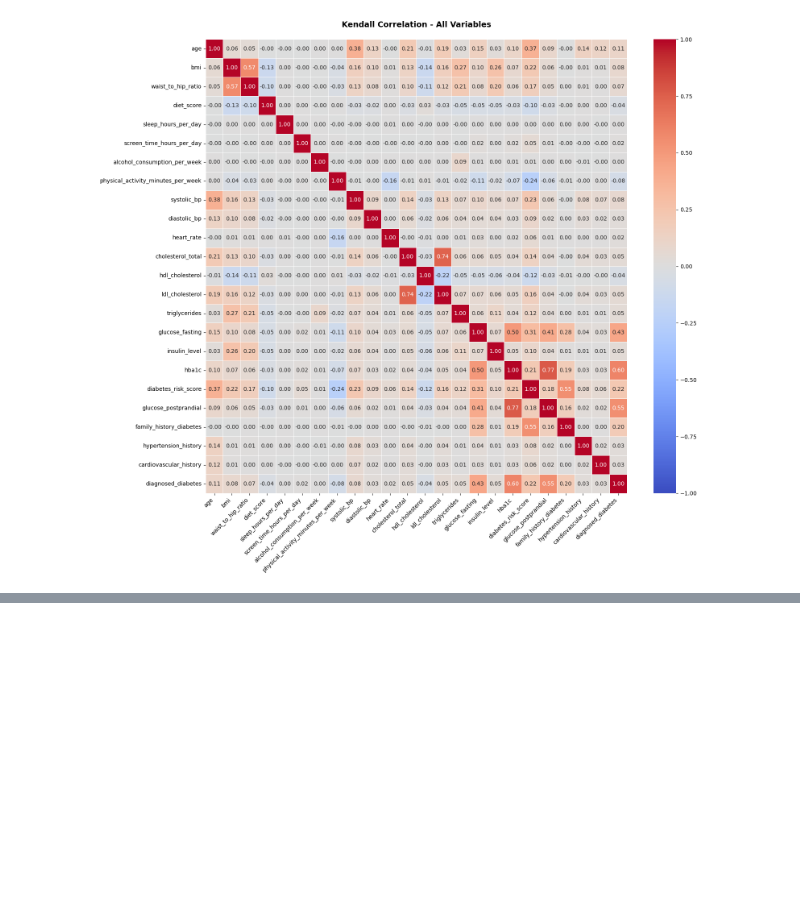
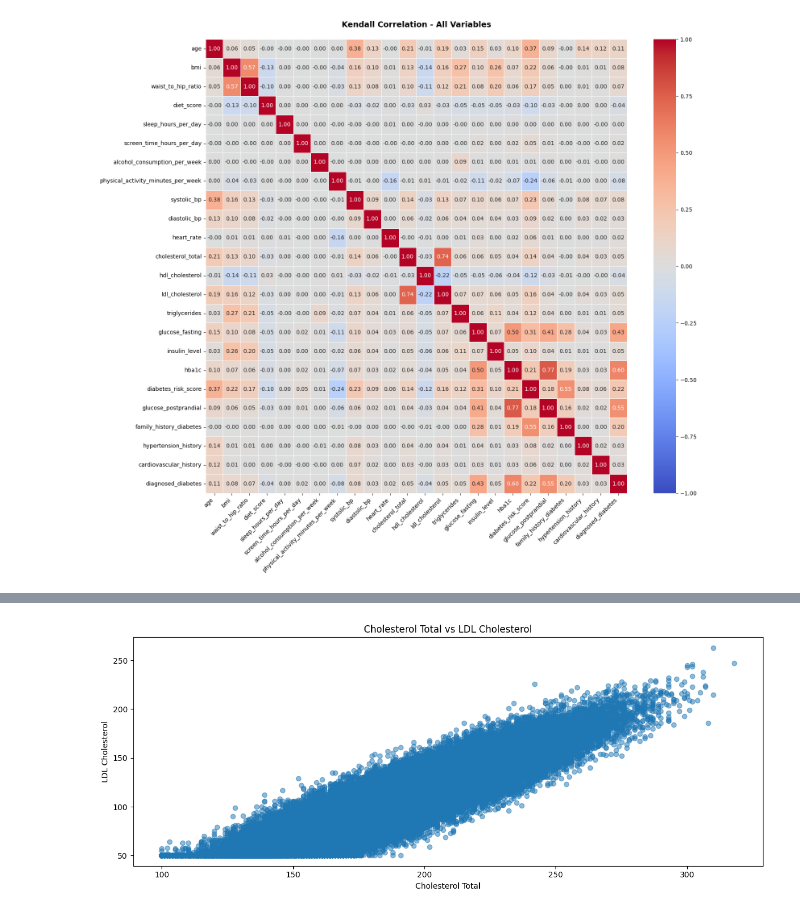
Before and after one commit to tpsilva22/teabetes, a Jupyter notebook: notebooks/correlations.ipynb, the cells around one changed output, grey strips where cells are left out. Saved outputs shown, nothing was run; the diff lists cells and outputs as text; code cells hidden in the pictures; blank space fills up the shorter version.

```diff
--- a/notebooks/correlations.ipynb
+++ b/notebooks/correlations.ipynb
@@ -111,0 +126,11 @@ plt.show()
+# %%
+# Cholesterol Total vs LDL Cholesterol
+plt.figure(figsize=(12, 5))
+plt.scatter(diabetes["cholesterol_total"], diabetes["ldl_cholesterol"], alpha=0.5)
+plt.title("Cholesterol Total vs LDL Cholesterol")
+plt.xlabel("Cholesterol Total")
+plt.ylabel("LDL Cholesterol")
+plt.tight_layout()
+plt.show()
+# %% [output]
+[figure, added]
```
Also changed, not shown: parts of 7 cells of this notebook.
